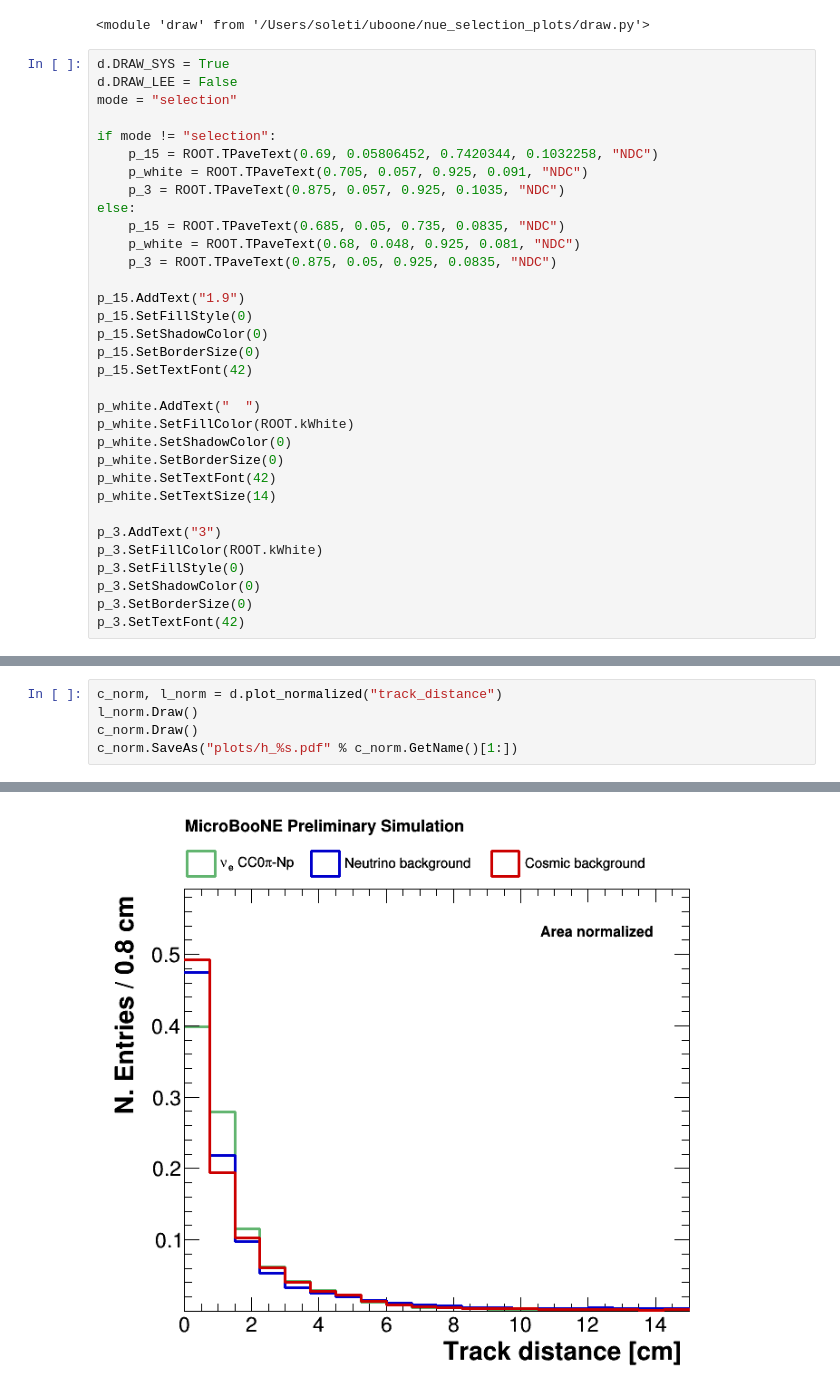
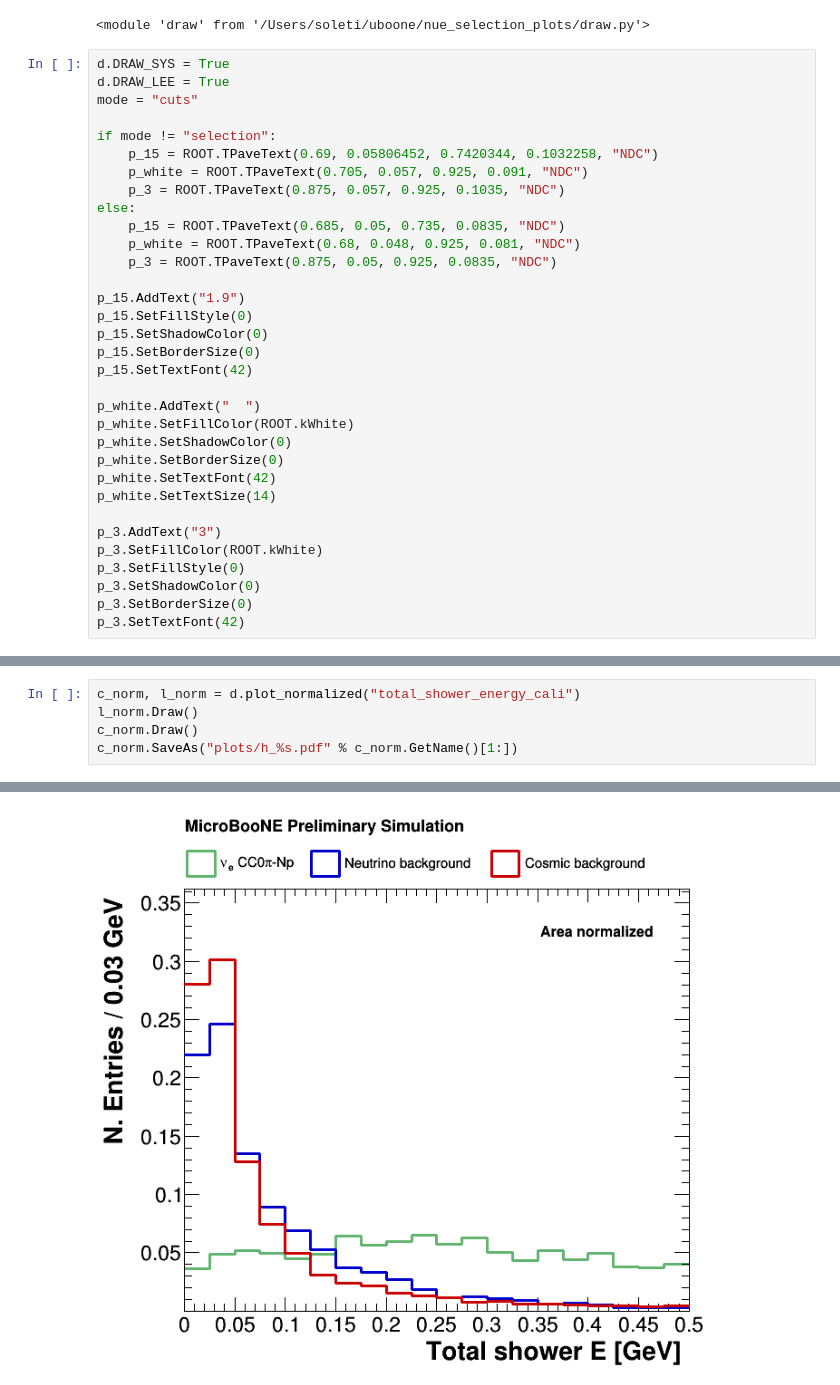
Before and after one commit to soleti/lee_bdt, a Jupyter notebook: Plots.ipynb, the cells around one changed output, grey strips where cells are left out. Saved outputs shown, nothing was run; the diff lists cells and outputs as text.

```diff
--- a/Plots.ipynb
+++ b/Plots.ipynb
@@ -12,8 +12,8 @@ importlib.reload(d) # No need to restart the kernel after modifications
 <module 'draw' from '/Users/soleti/uboone/nue_selection_plots/draw.py'>
 # %%
 d.DRAW_SYS = True
-d.DRAW_LEE = False
-mode = "selection"
+d.DRAW_LEE = True
+mode = "cuts"
 
 if mode != "selection":
     p_15 = ROOT.TPaveText(0.69, 0.05806452, 0.7420344, 0.1032258, "NDC")
@@ -77,5 +75,5 @@ Info in <TCanvas::Print>: pdf file plots/h_pt_norm.pdf has been created
 # %%
-c_norm, l_norm = d.plot_normalized("track_distance")
+c_norm, l_norm = d.plot_normalized("total_shower_energy_cali")
 l_norm.Draw()
 c_norm.Draw()
 c_norm.SaveAs("plots/h_%s.pdf" % c_norm.GetName()[1:])
@@ -84 +81 @@ Info in <TCanvas::Print>: pdf file plots/h_track_distance_norm.pdf has been crea
-[figure, old version]
+[figure, new version]
```
Also changed, not shown: parts of 4 cells of this notebook, 7 other files.
